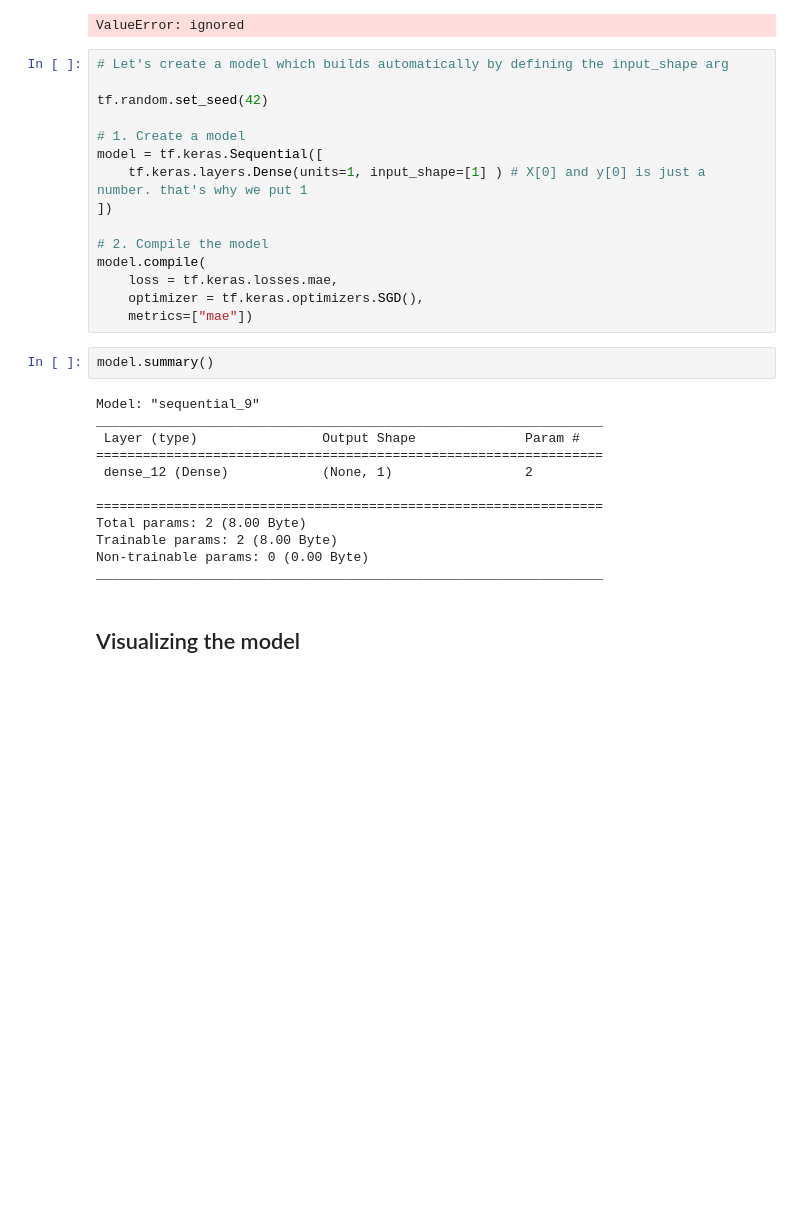
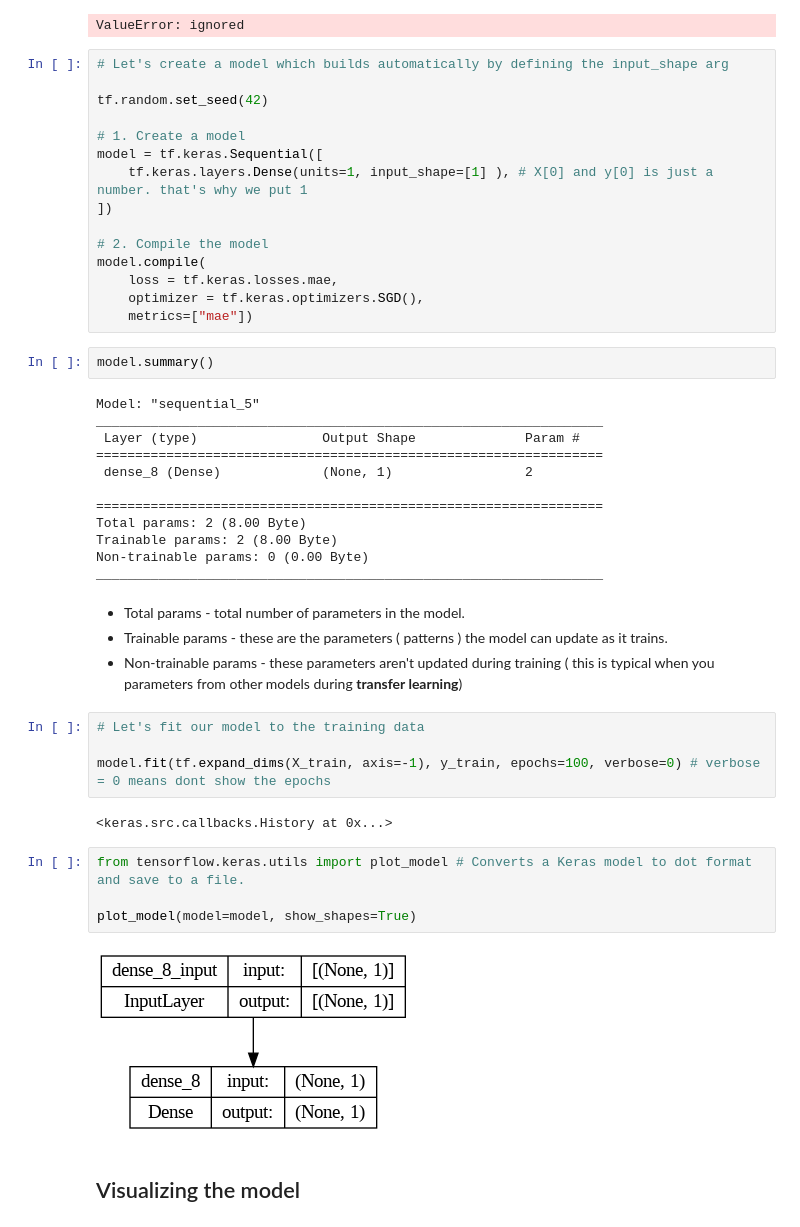
Before and after one commit to oguzkaganbilici/TensorFlow-Developer-Certificate-in-2023-Zero-to-Mastery, a Jupyter notebook: 2 - Neural Networks Regression with TensorFlow/Neural_Networks_Regression_with_TensorFlow.ipynb, the cells around one changed output. Cells and saved outputs as stored; diff of their text form; blank space fills up the shorter version.

```diff
--- a/2 - Neural Networks Regression with TensorFlow/Neural_Networks_Regression_with_TensorFlow.ipynb
+++ b/2 - Neural Networks Regression with TensorFlow/Neural_Networks_Regression_with_TensorFlow.ipynb
@@ -332,7 +332,7 @@ tf.random.set_seed(42)
 
 # 1. Create a model
 model = tf.keras.Sequential([
-    tf.keras.layers.Dense(units=1, input_shape=[1] ) # X[0] and y[0] is just a number. that's why we put 1
+    tf.keras.layers.Dense(units=1, input_shape=[1] ), # X[0] and y[0] is just a number. that's why we put 1
 ])
 
 # 2. Compile the model
@@ -343,16 +343,32 @@ model.compile(
 # %%
 model.summary()
 # %% [output]
-Model: "sequential_9"
+Model: "sequential_5"
 _________________________________________________________________
  Layer (type)                Output Shape              Param #
 =================================================================
- dense_12 (Dense)            (None, 1)                 2
+ dense_8 (Dense)             (None, 1)                 2
 
 =================================================================
 Total params: 2 (8.00 Byte)
 Trainable params: 2 (8.00 Byte)
 Non-trainable params: 0 (0.00 Byte)
 _________________________________________________________________
+# %% [markdown]
+ * Total params - total number of parameters in the model.
+ * Trainable params - these are the parameters ( patterns ) the model can update as it trains.
+ * Non-trainable params - these parameters aren't updated during training ( this is typical when you parameters from other models during **transfer learning**)
+# %%
+# Let's fit our model to the training data
+
+model.fit(tf.expand_dims(X_train, axis=-1), y_train, epochs=100, verbose=0) # verbose = 0 means dont show the epochs
+# %% [output]
+<keras.src.callbacks.History at 0x...>
+# %%
+from tensorflow.keras.utils import plot_model # Converts a Keras model to dot format and save to a file.
+
+plot_model(model=model, show_shapes=True)
+# %% [output]
+[figure, added]
 # %% [markdown]
 ## Visualizing the model
```
Also changed, not shown: parts of 7 cells of this notebook.
